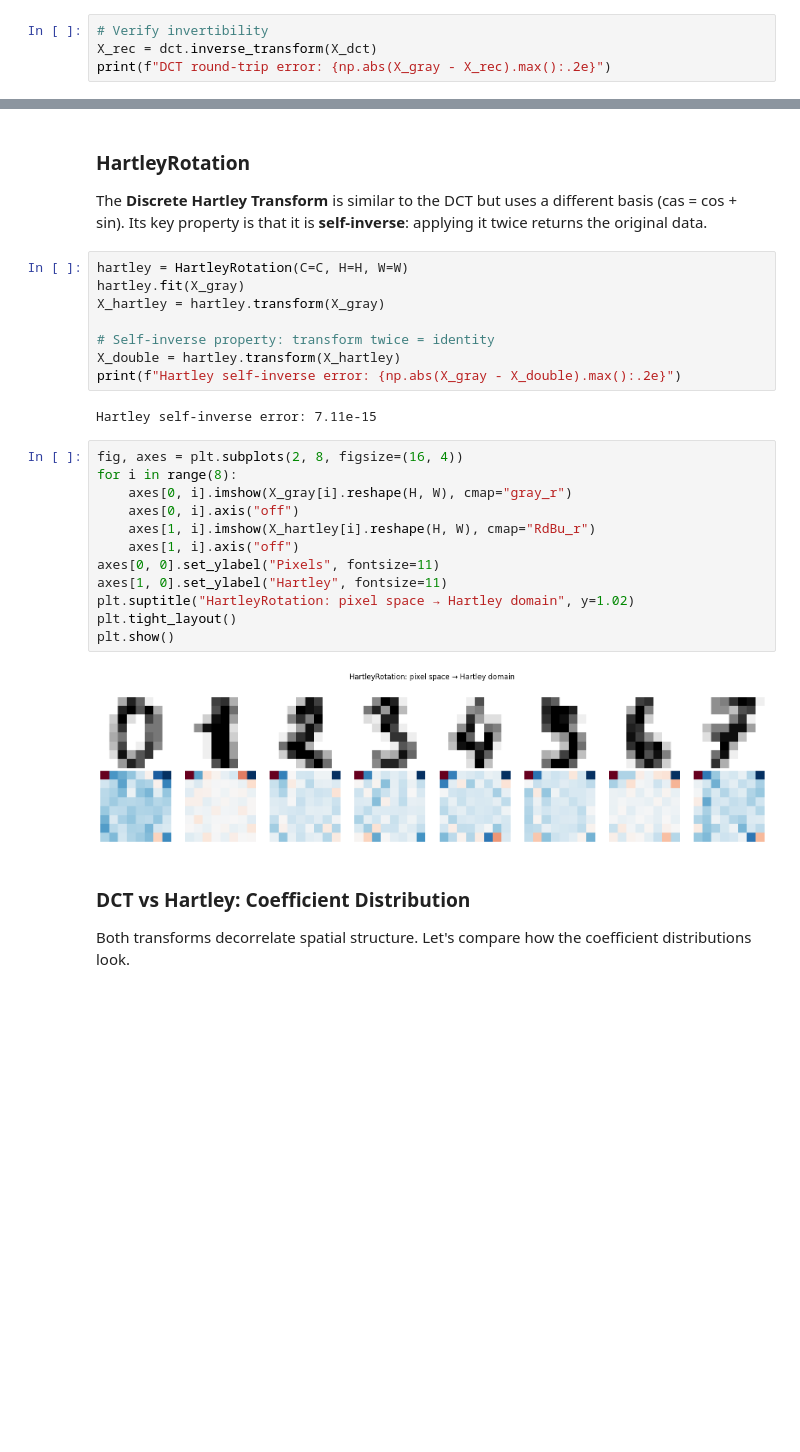
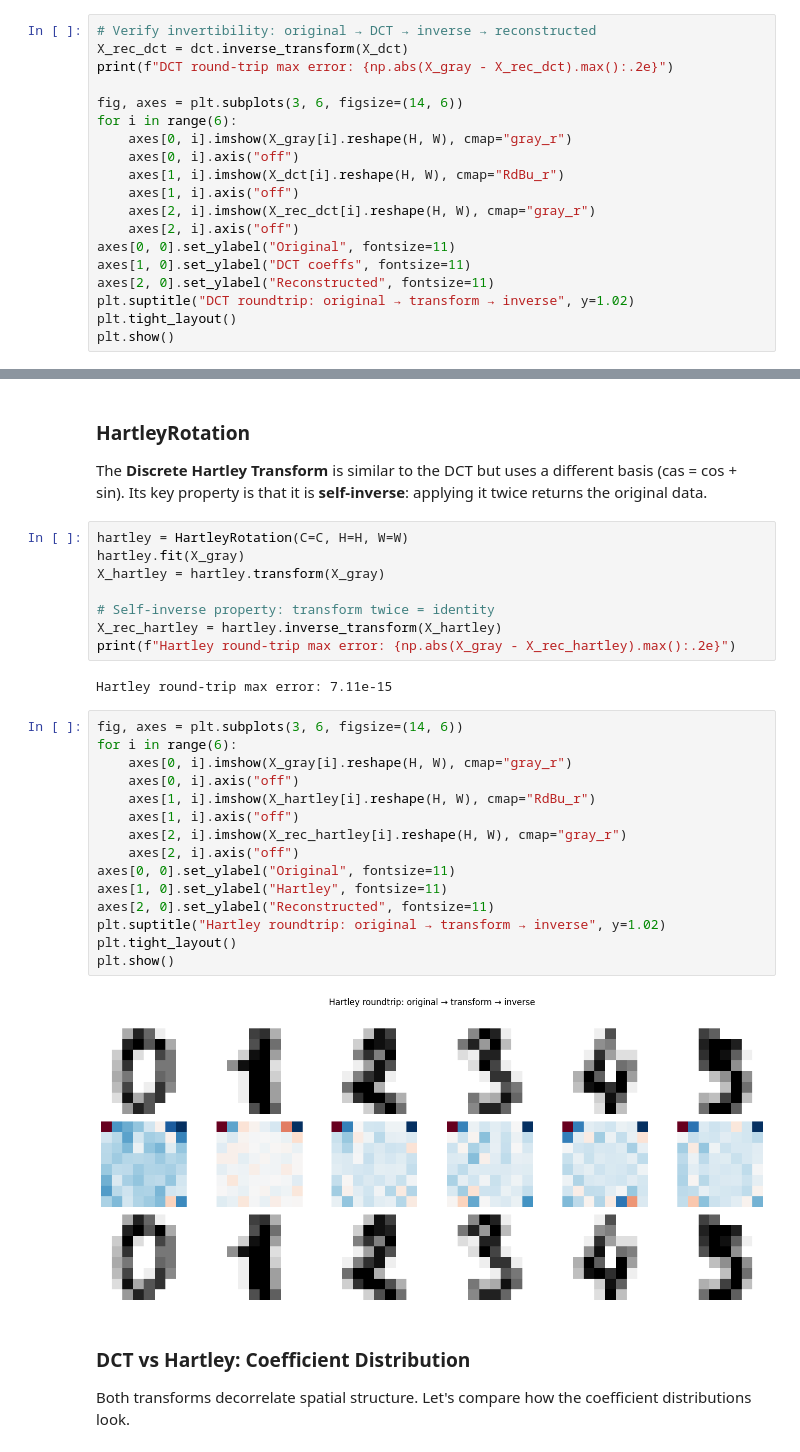
Before and after one commit to jejjohnson/rbig, a Jupyter notebook: docs/notebooks/12_image_rotations.ipynb, the cells around one changed output, grey strips where cells are left out. Cells and saved outputs as stored; diff of their text form; blank space fills up the shorter version.

```diff
--- a/docs/notebooks/12_image_rotations.ipynb
+++ b/docs/notebooks/12_image_rotations.ipynb
@@ -83,7 +83,22 @@ plt.show()
 # %% [output]
 [figure]
 # %%
-# Verify invertibility
-X_rec = dct.inverse_transform(X_dct)
-print(f"DCT round-trip error: {np.abs(X_gray - X_rec).max():.2e}")
+# Verify invertibility: original → DCT → inverse → reconstructed
+X_rec_dct = dct.inverse_transform(X_dct)
+print(f"DCT round-trip max error: {np.abs(X_gray - X_rec_dct).max():.2e}")
+
+fig, axes = plt.subplots(3, 6, figsize=(14, 6))
+for i in range(6):
+    axes[0, i].imshow(X_gray[i].reshape(H, W), cmap="gray_r")
+    axes[0, i].axis("off")
+    axes[1, i].imshow(X_dct[i].reshape(H, W), cmap="RdBu_r")
+    axes[1, i].axis("off")
+    axes[2, i].imshow(X_rec_dct[i].reshape(H, W), cmap="gray_r")
+    axes[2, i].axis("off")
+axes[0, 0].set_ylabel("Original", fontsize=11)
+axes[1, 0].set_ylabel("DCT coeffs", fontsize=11)
+axes[2, 0].set_ylabel("Reconstructed", fontsize=11)
+plt.suptitle("DCT roundtrip: original → transform → inverse", y=1.02)
+plt.tight_layout()
+plt.show()
 # %% [output]
@@ -100,24 +116,27 @@ hartley.fit(X_gray)
 X_hartley = hartley.transform(X_gray)
 
 # Self-inverse property: transform twice = identity
-X_double = hartley.transform(X_hartley)
-print(f"Hartley self-inverse error: {np.abs(X_gray - X_double).max():.2e}")
+X_rec_hartley = hartley.inverse_transform(X_hartley)
+print(f"Hartley round-trip max error: {np.abs(X_gray - X_rec_hartley).max():.2e}")
 # %% [output]
-Hartley self-inverse error: 7.11e-15
+Hartley round-trip max error: 7.11e-15
 # %%
-fig, axes = plt.subplots(2, 8, figsize=(16, 4))
-for i in range(8):
+fig, axes = plt.subplots(3, 6, figsize=(14, 6))
+for i in range(6):
     axes[0, i].imshow(X_gray[i].reshape(H, W), cmap="gray_r")
     axes[0, i].axis("off")
     axes[1, i].imshow(X_hartley[i].reshape(H, W), cmap="RdBu_r")
     axes[1, i].axis("off")
-axes[0, 0].set_ylabel("Pixels", fontsize=11)
+    axes[2, i].imshow(X_rec_hartley[i].reshape(H, W), cmap="gray_r")
+    axes[2, i].axis("off")
+axes[0, 0].set_ylabel("Original", fontsize=11)
 axes[1, 0].set_ylabel("Hartley", fontsize=11)
-plt.suptitle("HartleyRotation: pixel space → Hartley domain", y=1.02)
+axes[2, 0].set_ylabel("Reconstructed", fontsize=11)
+plt.suptitle("Hartley roundtrip: original → transform → inverse", y=1.02)
 plt.tight_layout()
 plt.show()
 # %% [output]
-[figure, old version]
+[figure, new version]
 # %% [markdown]
 ### DCT vs Hartley: Coefficient Distribution
 
```
Also changed, not shown: parts of 2 cells of this notebook, 1 other file.
